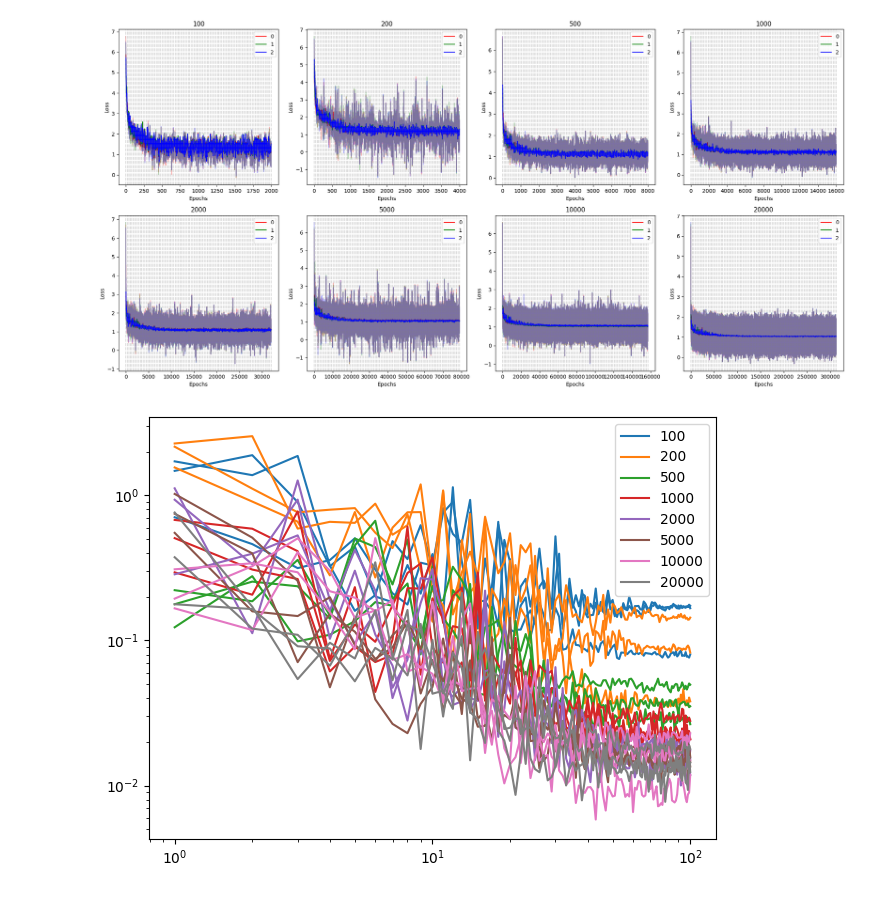
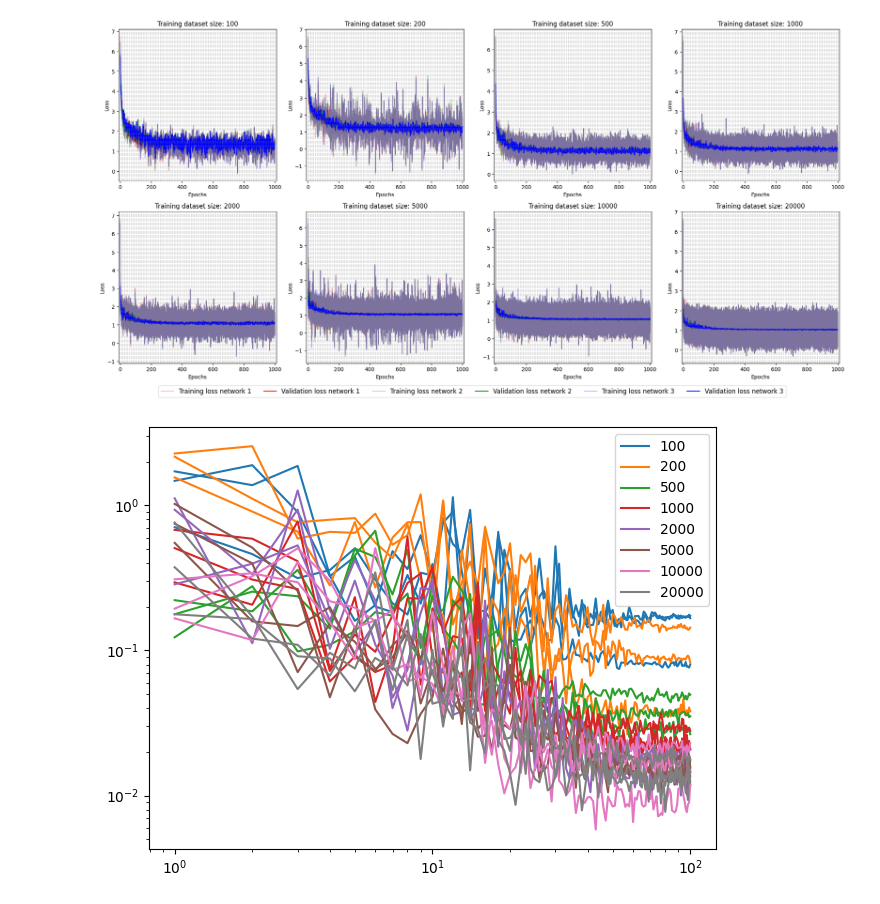
Before and after one commit to Mauropieroni/ACP-test-fork, a Jupyter notebook: scripts/notebooks_for_plots/plot_KL_all.ipynb, the cells around one changed output. Cells and saved outputs as stored; diff of their text form; code cells hidden in the pictures.

Commit message:
Modified for plots

```diff
--- a/scripts/notebooks_for_plots/plot_KL_all.ipynb
+++ b/scripts/notebooks_for_plots/plot_KL_all.ipynb
@@ -25,20 +25,27 @@ num_epochs = 1000
 check_every = 10
 example_name = "gaussian_mixture"
 # %%
-
 fig, ax = plt.subplots(2, 4, figsize=(20, 10))
 for i in range(len(train_data)):
     num_train = train_data[i]
     data = np.load(path_to_data+str(num_train)+'/'+example_name + f"_{num_epochs}_{check_every}.npz")
-    ut.plot_losses(data['train'], data['val'], check_every, ax=ax[int(i/4)][i%4])
-    ax[int(i/4), i%4].set_title(num_train)
+    ut.plot_losses(data['train'], data['val'], check_every, ax=ax[int(i/4)][i%4], plot_legend=False)
+    ax[int(i/4), i%4].set_title('Training dataset size: '+str(num_train) )
     ax[int(i/4), i%4].set_xlabel('Epochs')
     ax[int(i/4), i%4].set_ylabel('Loss')
-    # ax[int(i/4), i%4].set_xscale('log')
+    #ax[int(i/4), i%4].set_xscale('log')
+    #ax[int(i/4), i%4].set_xlim(9e-1, 1.2e3)
+    ax[int(i/4), i%4].set_xlim(-10, 1010)
 
-fig.tight_layout()
+    if i == j == 0:
+        ax[int(i/4), i%4].legend(loc='upper right', fontsize=12)
+    handles, labels = ax[int(i/4), i%4].get_legend_handles_labels()
+
+fig.legend(handles, labels, loc='lower center', ncol=9, bbox_to_anchor=(0.5, -0.02), fontsize=12)
+fig.tight_layout(rect=[0, 0.02, 1, 1])  # Adjust rect to make space for the legend
+plt.savefig('final_plots/KL_training_losses.pdf', bbox_inches='tight')
 # %% [output]
-[figure, old version]
+[figure, new version]
 # %%
 
 for i in range(len(train_data)):
```
Also changed, not shown: parts of 1 cell of this notebook, 2 other files.
